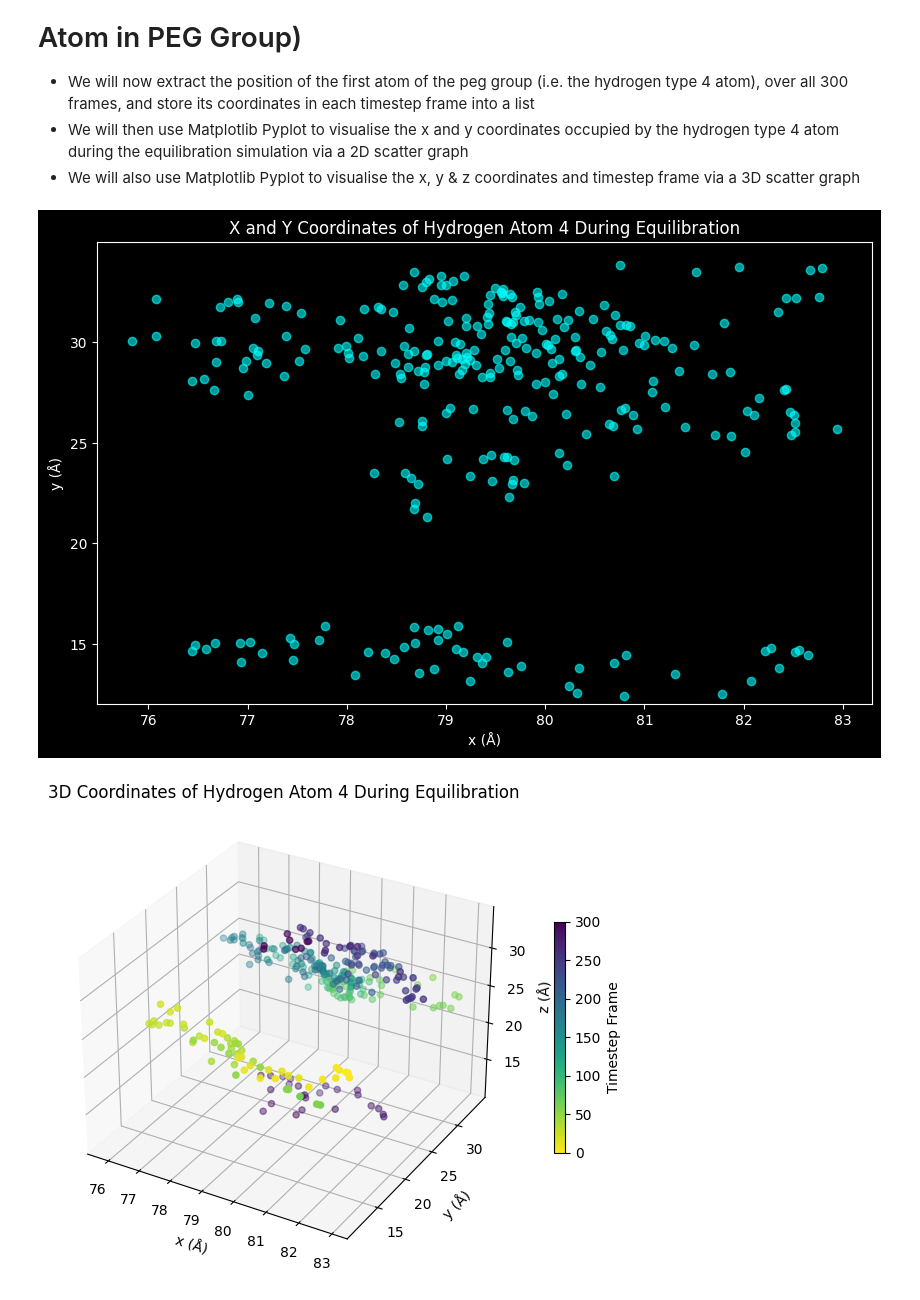
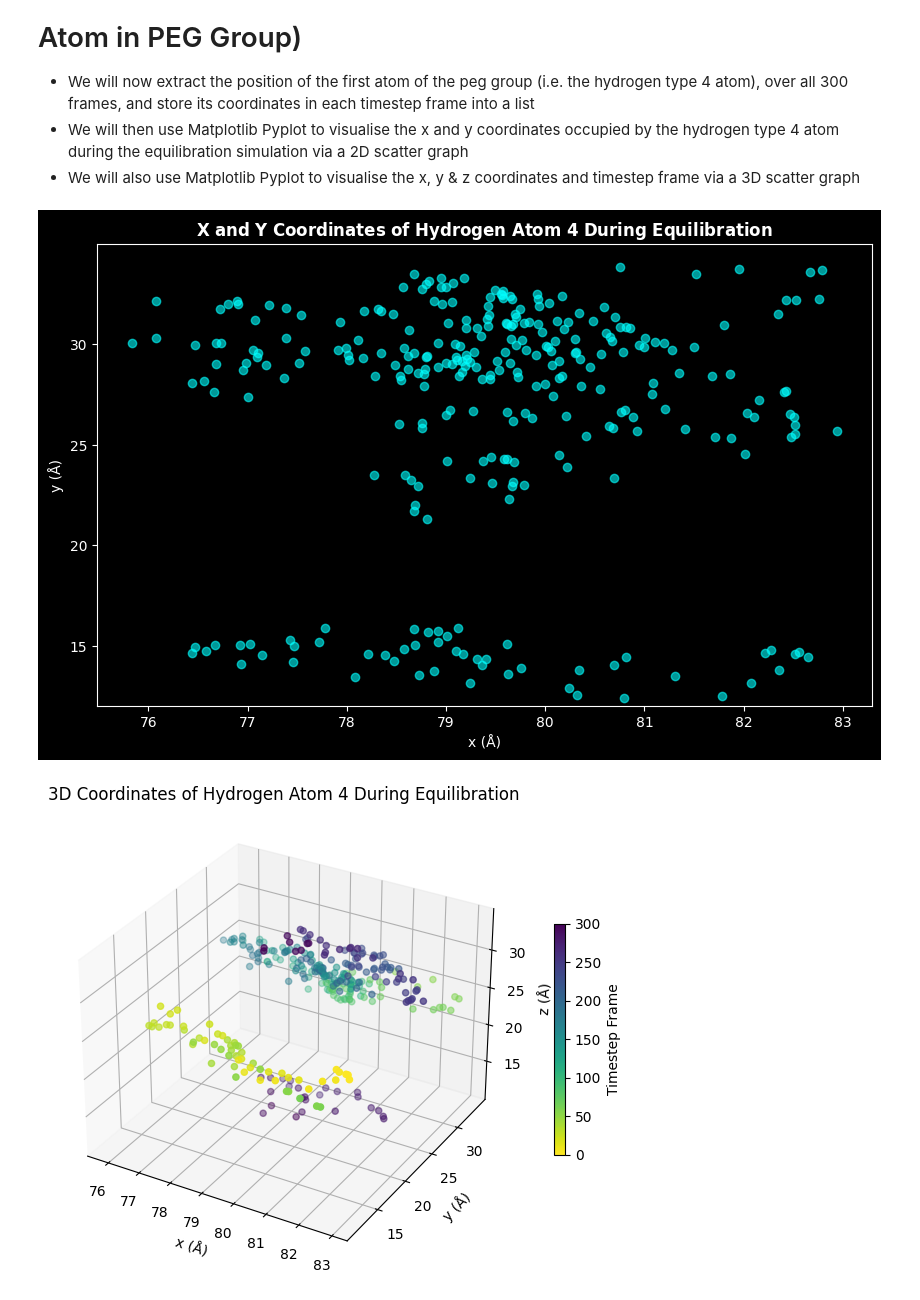
Before and after one commit to c-vandenberg/lammps-tutorials, a Jupyter notebook: simon-gravelle/md_analysis_tutorial/polymer-in_water/notebooks/solvated_PEG_trajectory.ipynb, the cells around one changed output. Saved outputs shown, nothing was run; the diff lists cells and outputs as text; code cells hidden in the pictures.

```diff
--- a/simon-gravelle/md_analysis_tutorial/polymer-in_water/notebooks/solvated_PEG_trajectory.ipynb
+++ b/simon-gravelle/md_analysis_tutorial/polymer-in_water/notebooks/solvated_PEG_trajectory.ipynb
@@ -64,35 +64,35 @@ for timestep in md_universe.trajectory:
     position_vs_time.append({'timestep': timestep.frame, 'x': x, 'y': y, 'z': z})  # timestep.frame is the ID of the timestep frame
 
 # Extract timestep frames and x, y & z coordinates
 timestep_frames: list = [position['timestep'] for position in position_vs_time]
 x_coordinates: list = [position['x'] for position in position_vs_time]
 y_coordinates: list = [position['y'] for position in position_vs_time]
 z_coordinates: list = [position['z'] for position in position_vs_time]
 
 # Create graph
 two_dimension_figure, two_dimension_axes = pyplot.subplots(figsize=(10, 6))
 
 # Stylise & plot the x and y coordinates using Matplotlib
 two_dimension_figure.patch.set_facecolor('black')
 two_dimension_axes.set_facecolor('black')
 two_dimension_axes.scatter(x_coordinates, y_coordinates, c='cyan', marker='o', alpha=0.6)
 two_dimension_axes.set_ylim(12, two_dimension_axes.get_ylim()[1])
 
 # Set titles and labels
-pyplot.title('X and Y Coordinates of Hydrogen Atom 4 During Equilibration', color='white')
+pyplot.title(r'$\bf{X\ and\ Y\ Coordinates\ of\ Hydrogen\ Atom\ 4\ During\ Equilibration}$', color='white')
 pyplot.xlabel('x (Å)', color='white')
 pyplot.ylabel('y (Å)', color='white')
 two_dimension_axes.tick_params(colors='white', which='both')
 
 # Stylise spines
 for spine in two_dimension_axes.spines.values():
     spine.set_edgecolor('white')
 
 # Show and save the plot
 pyplot.savefig('../reports/figures/two_dimensional_H_atom_four_temporal_evolution.png')
 pyplot.show()
 # %% [output]
-[figure, old version]
+[figure, new version]
 # %%
 three_dimension_figure: pyplot.Figure = pyplot.figure(figsize=(10, 6))
 three_dimension_axes: mplot3d.Axes3D = three_dimension_figure.add_subplot(111, projection='3d')
```
Also changed, not shown: 14 other files.
